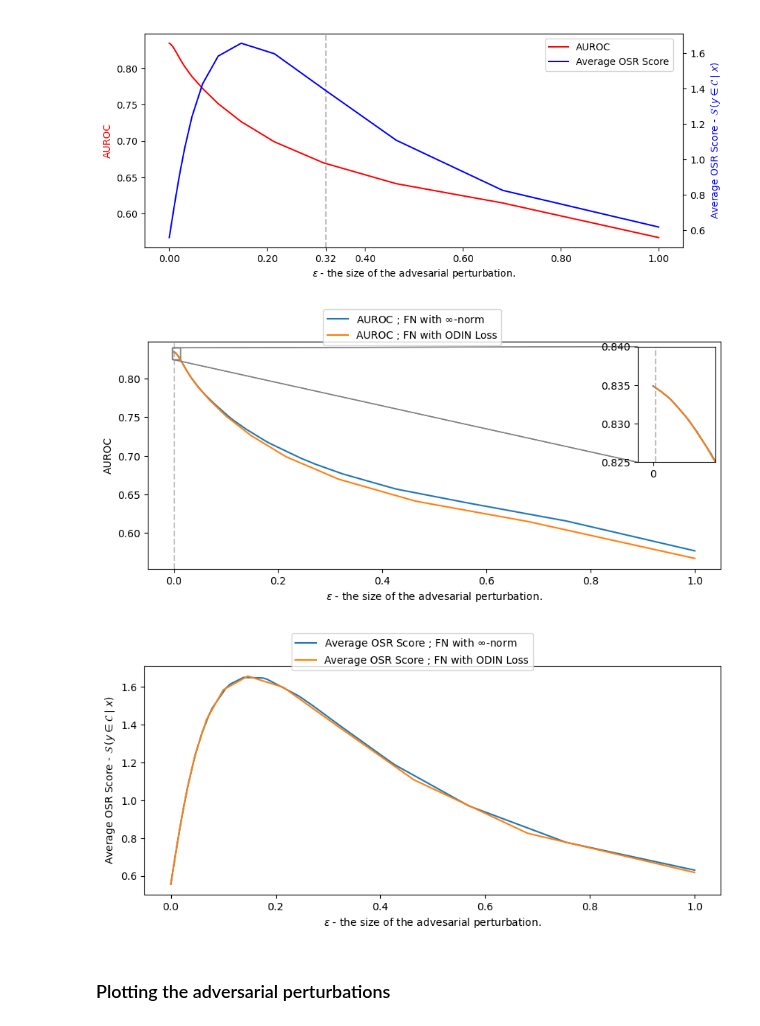
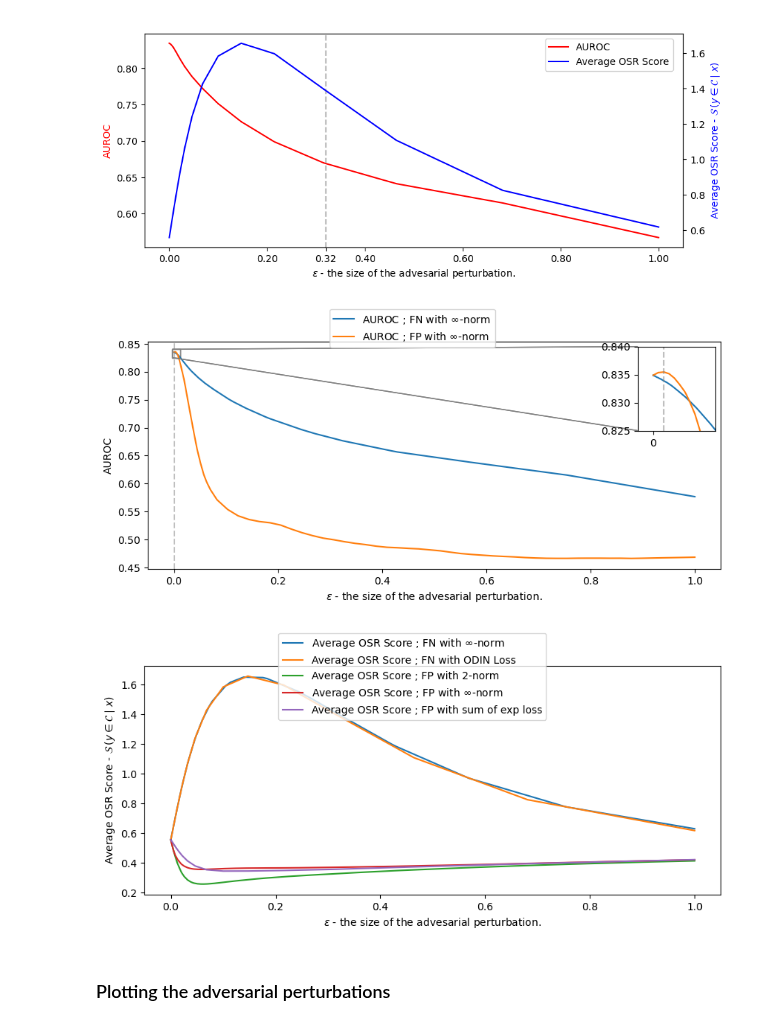
Before and after one commit to krellemand/bachelor_project, a Jupyter notebook: notebooks/visualizing_adv_attacks.ipynb, the cells around one changed output. Drawn from its saved outputs; the diff is of its cells as text; code cells hidden in the pictures.

```diff
--- a/notebooks/visualizing_adv_attacks.ipynb
+++ b/notebooks/visualizing_adv_attacks.ipynb
@@ -167,25 +93,27 @@ eps_exp_4.show_and_save()
 # %% [output]
 [figure]
 # %%
-comparison_exp = eps_experiment_plot(which_lines='AUROC')
-comparison_exp.load_and_add_to_eps_plot(root_dir + 'logits/tinyimagenet/fn/fgsm/inf_norm/', 0, True, label_suffix=' ; FN with $\\infty$-norm')
-comparison_exp.load_and_add_to_eps_plot(root_dir + 'logits/tinyimagenet/fn/fgsm/log_msp/', 0, True, label_suffix= ' ; FN with ODIN Loss')
-# comparison_exp.load_and_add_to_eps_plot(root_dir + 'logits/tinyimagenet/fp/fgsm/two_norm/', 0, True, label_suffix=' ; FP with 2-norm')
-# comparison_exp.load_and_add_to_eps_plot(root_dir + 'logits/tinyimagenet/fp/fgsm/inf_norm/', 0, True, label_suffix= ' ; FP with $\\infty$-norm')
-# comparison_exp.load_and_add_to_eps_plot(root_dir + 'logits/tinyimagenet/fp/fgsm/sum_exp/', 0, True, label_suffix= ' ; FP with sum of exp loss')
-comparison_exp.set_legend_and_highlight_eps(legend_loc='upper center', eps_idxs = [4])
+comparison_exp_1 = EpsExperimentPlot(which_lines='AUROC')
+comparison_exp_1.load_and_add_to_eps_plot(root_dir + 'logits/tinyimagenet/fn/fgsm/inf_norm/', 0, True, label_suffix=' ; FN with $\\infty$-norm')
+# comparison_exp_1.load_and_add_to_eps_plot(root_dir + 'logits/tinyimagenet/fn/fgsm/log_msp/', 0, True, label_suffix= ' ; FN with ODIN Loss')
+# comparison_exp_1.load_and_add_to_eps_plot(root_dir + 'logits/tinyimagenet/fp/fgsm/two_norm/', 0, True, label_suffix=' ; FP with 2-norm')
+comparison_exp_1.load_and_add_to_eps_plot(root_dir + 'logits/tinyimagenet/fp/fgsm/inf_norm/', 0, True, label_suffix= ' ; FP with $\\infty$-norm')
+# comparison_exp_1.load_and_add_to_eps_plot(root_dir + 'logits/tinyimagenet/fp/fgsm/sum_exp/', 0, True, label_suffix= ' ; FP with sum of exp loss')
+comparison_exp_1.set_legend_and_highlight_eps(legend_loc='upper center', eps_idxs = [4])
+comparison_exp_1.show_and_save()
 # %% [output]
-[figure, old version]
+[figure, new version]
 # %%
-comparison_exp = eps_experiment_plot(which_lines='mls', add_zoom=False)
-comparison_exp.load_and_add_to_eps_plot(root_dir + 'logits/tinyimagenet/fn/fgsm/inf_norm/', 0, True, label_suffix=' ; FN with $\\infty$-norm')
-comparison_exp.load_and_add_to_eps_plot(root_dir + 'logits/tinyimagenet/fn/fgsm/log_msp/', 0, True, label_suffix= ' ; FN with ODIN Loss')
-# comparison_exp.load_and_add_to_eps_plot(root_dir + 'logits/tinyimagenet/fp/fgsm/two_norm/', 0, True, label_suffix=' ; FP with 2-norm')
-# comparison_exp.load_and_add_to_eps_plot(root_dir + 'logits/tinyimagenet/fp/fgsm/inf_norm/', 0, True, label_suffix= ' ; FP with $\\infty$-norm')
-# comparison_exp.load_and_add_to_eps_plot(root_dir + 'logits/tinyimagenet/fp/fgsm/sum_exp/', 0, True, label_suffix= ' ; FP with sum of exp loss')
-comparison_exp.set_legend_and_highlight_eps(legend_loc='upper center')
+comparison_exp_2 = EpsExperimentPlot(which_lines='mls', add_zoom=False)
+comparison_exp_2.load_and_add_to_eps_plot(root_dir + 'logits/tinyimagenet/fn/fgsm/inf_norm/', 0, True, label_suffix=' ; FN with $\\infty$-norm')
+comparison_exp_2.load_and_add_to_eps_plot(root_dir + 'logits/tinyimagenet/fn/fgsm/log_msp/', 0, True, label_suffix= ' ; FN with ODIN Loss')
+comparison_exp_2.load_and_add_to_eps_plot(root_dir + 'logits/tinyimagenet/fp/fgsm/two_norm/', 0, True, label_suffix=' ; FP with 2-norm')
+comparison_exp_2.load_and_add_to_eps_plot(root_dir + 'logits/tinyimagenet/fp/fgsm/inf_norm/', 0, True, label_suffix= ' ; FP with $\\infty$-norm')
+comparison_exp_2.load_and_add_to_eps_plot(root_dir + 'logits/tinyimagenet/fp/fgsm/sum_exp/', 0, True, label_suffix= ' ; FP with sum of exp loss')
+comparison_exp_2.set_legend_and_highlight_eps(legend_loc='upper center')
+comparison_exp_2.show_and_save()
 # %% [output]
-[figure, old version]
+[figure, new version]
 # %% [markdown]
 ### Plotting the adversarial perturbations
 # %%
```
Also changed, not shown: parts of 11 cells of this notebook, 3 other files.
